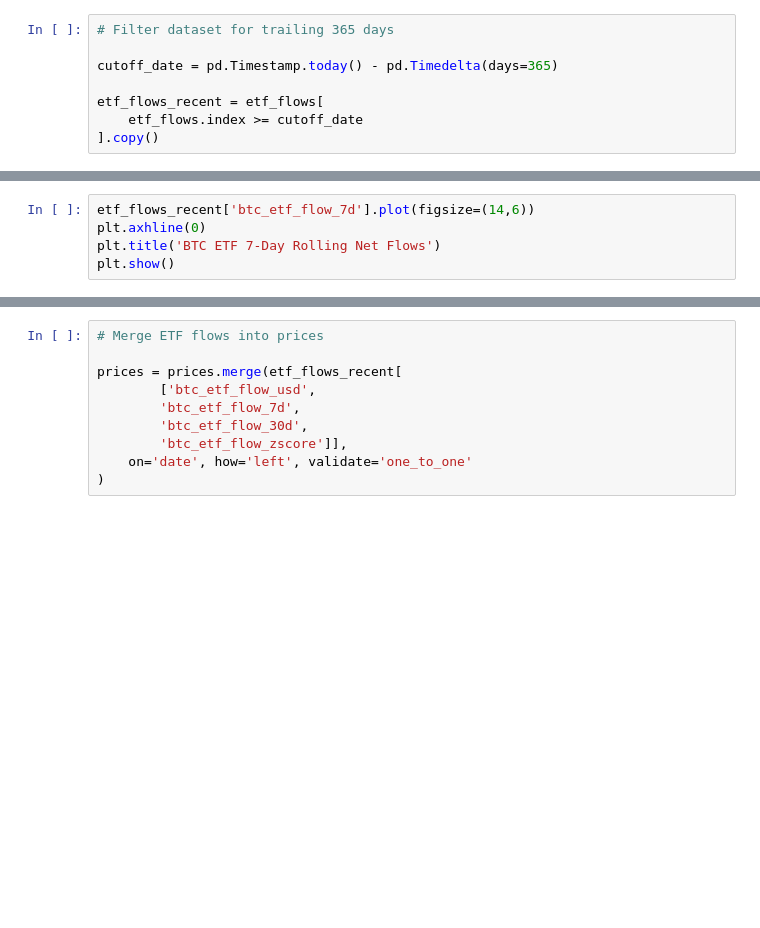
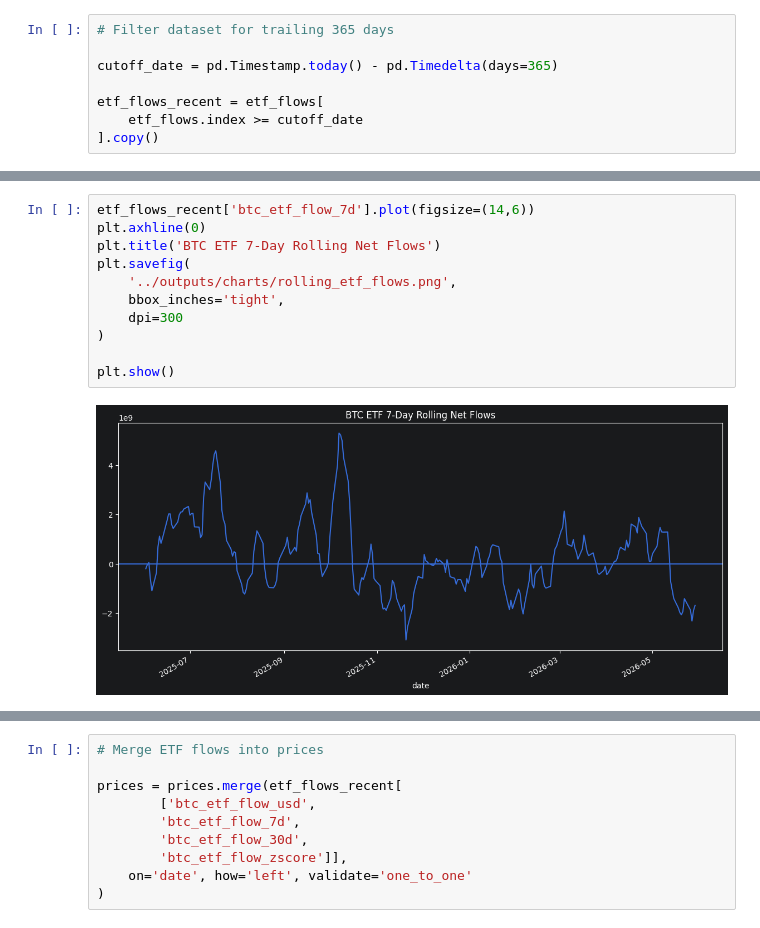
Before and after one commit to nateputnam8/btc-positioning-monitor, a Jupyter notebook: notebooks/btc_positioning_monitor.ipynb, the cells around one changed output, grey strips where cells are left out. Cells and saved outputs as stored; diff of their text form; blank space fills up the shorter version.

```diff
--- a/notebooks/btc_positioning_monitor.ipynb
+++ b/notebooks/btc_positioning_monitor.ipynb
@@ -519,8 +555,16 @@ plt.show()
 # %%
 etf_flows_recent['btc_etf_flow_7d'].plot(figsize=(14,6))
 plt.axhline(0)
 plt.title('BTC ETF 7-Day Rolling Net Flows')
+plt.savefig(
+    '../outputs/charts/rolling_etf_flows.png',
+    bbox_inches='tight',
+    dpi=300
+)
+
 plt.show()
+# %% [output]
+[figure, added]
 # %%
 # Recent ETF Flow Z-Scores
 
```
Also changed, not shown: parts of 23 cells of this notebook, 6 other files.
